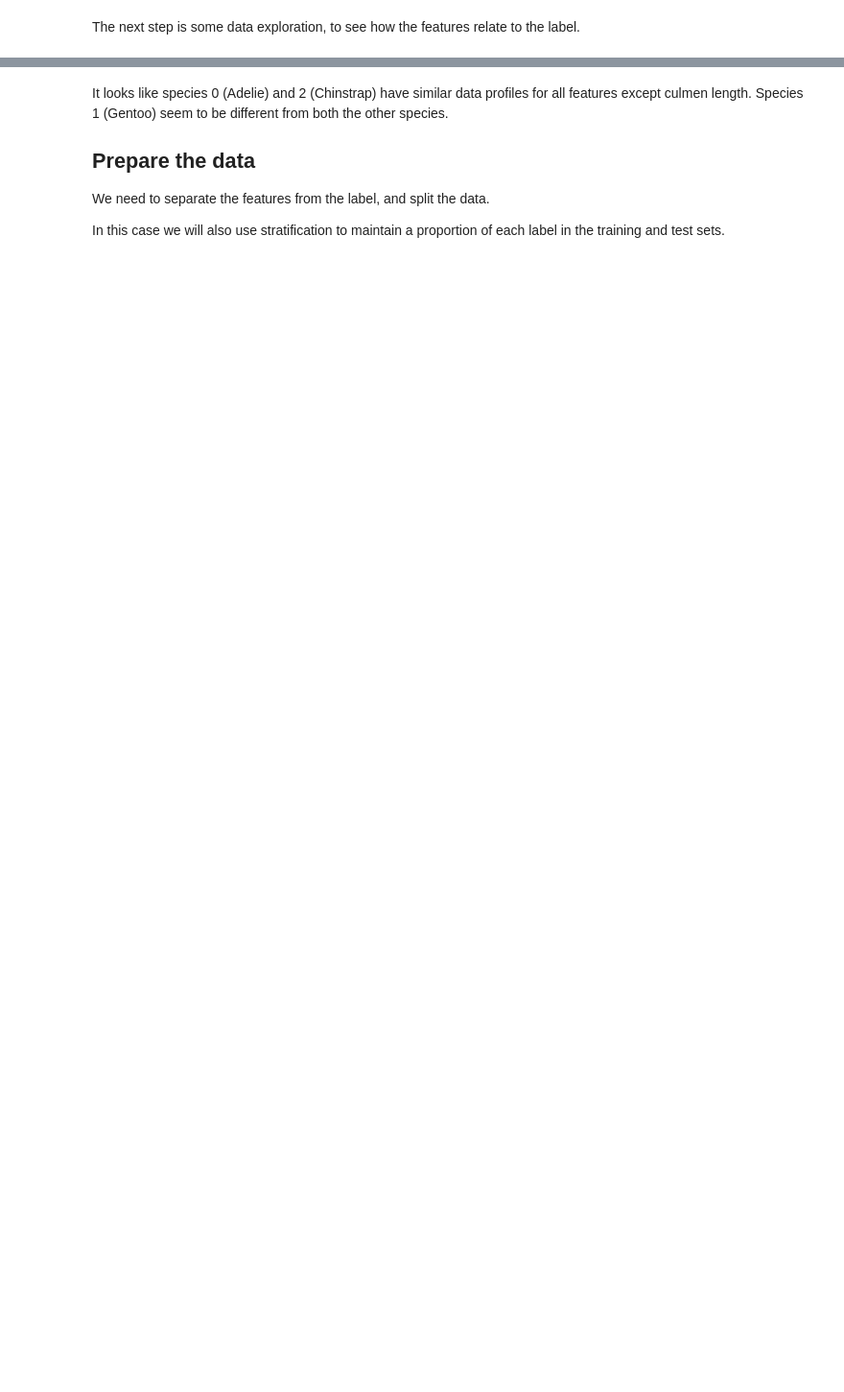
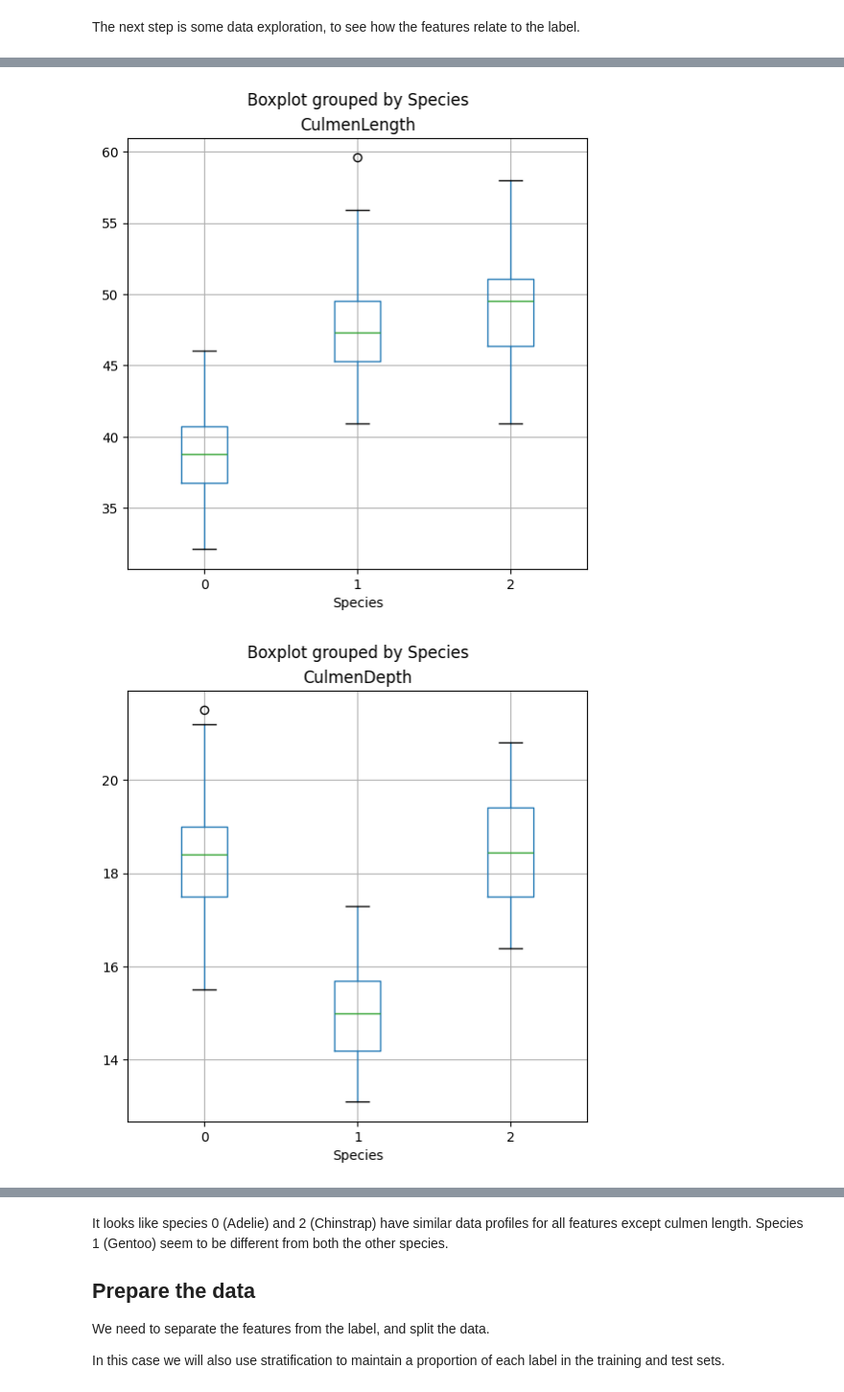
Before and after one commit to vanki2003/ACI, a Jupyter notebook: models/Classification/04 - Multi Classification Model - Handout.ipynb, the cells around one changed output, grey strips where cells are left out. Shown at 96% size. Saved outputs shown, nothing was run; the diff lists cells and outputs as text; code cells hidden in the pictures; blank space fills up the shorter version.

```diff
--- a/models/Classification/04 - Multi Classification Model - Handout.ipynb
+++ b/models/Classification/04 - Multi Classification Model - Handout.ipynb
@@ -14,0 +7,12 @@ In this example we will predict the species of a penguin. The details were colle
+# %%
+# import libraries
+import pandas as pd
+import numpy as np
+import matplotlib.pyplot as plt
+import seaborn as sns
+import os
+
+pwd = os.getcwd()
+
+df = pd.read_csv(r'C:\Users\ivane\Desktop\ACI-1\data\penguins.csv')
+df.info()
@@ -53,0 +67,3 @@ dtype: int64
+# %%
+df = df.dropna()
+df.isnull().sum()
@@ -61,0 +79,12 @@ The next step is some data exploration, to see how the features relate to the la
+# %%
+# visualize the box plots
+features = ['CulmenLength', 'CulmenDepth', 'FlipperLength', 'BodyMass']
+target = 'Species'
+
+for feature in features:
+    df.boxplot(column=feature, by=target, figsize=(6,6))
+    plt.title(feature)
+    plt.show()
+# %% [output]
+[figure, added]
+[figure, added]
```
Also changed, not shown: parts of 25 cells of this notebook, 1 other file.
